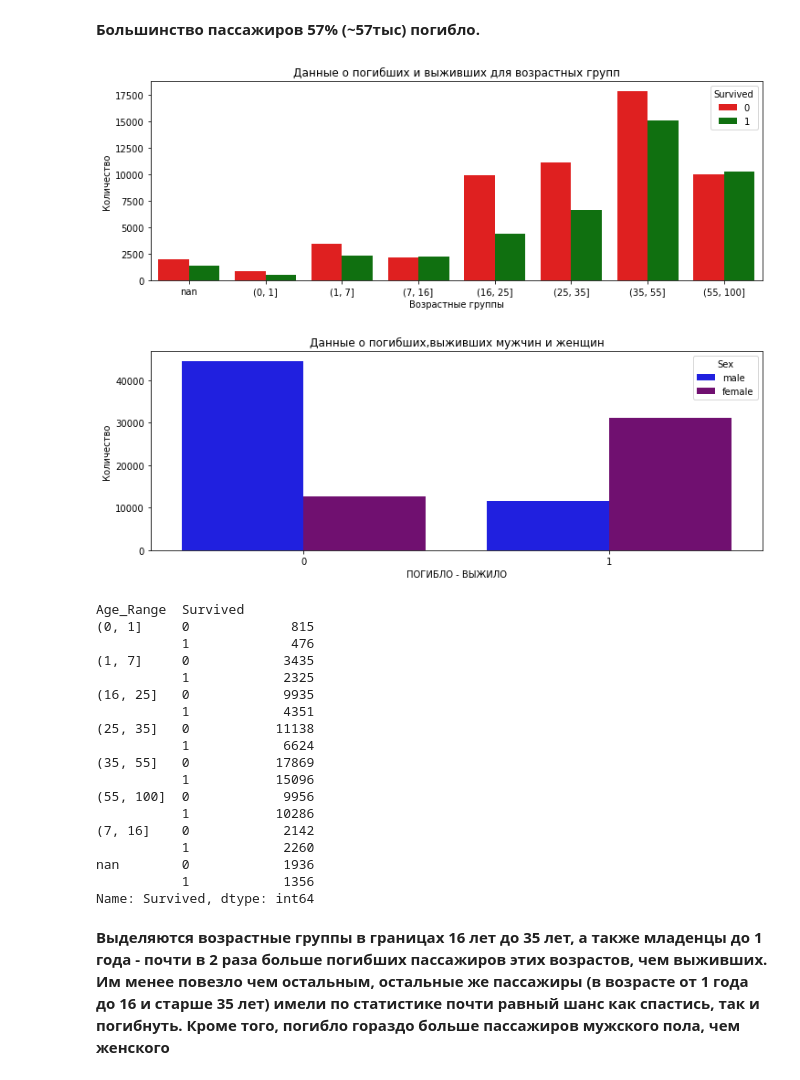
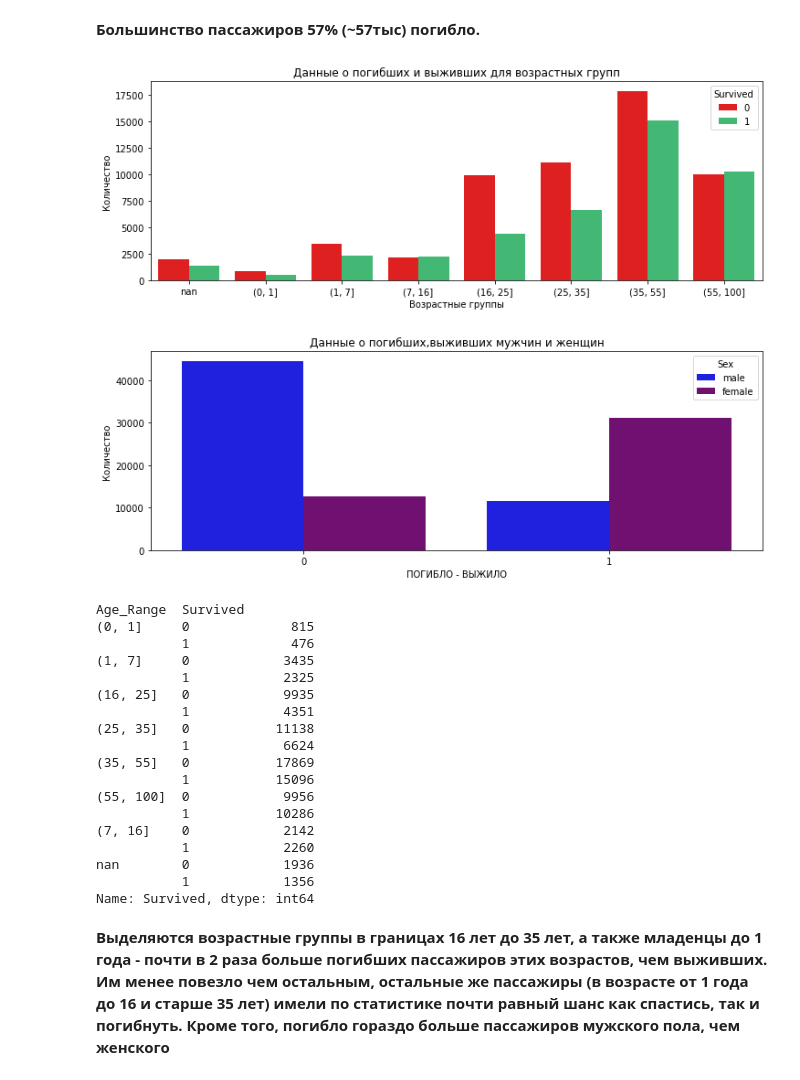
Before and after one commit to githubjeka/ml-intro, a Jupyter notebook: eda.ipynb, the cells around one changed output. Saved outputs shown, nothing was run; the diff lists cells and outputs as text; code cells hidden in the pictures.

```diff
--- a/eda.ipynb
+++ b/eda.ipynb
@@ -245,24 +245,24 @@ sns.barplot(x=stats_survived.iloc[:2, 0], y=stats_survived.iloc[:2, 1])
 # %%
 raw_data['Age_Range'] = pd.cut(raw_data.Age, [0, 1, 7, 16, 25, 35, 55, 100])
 raw_data['Age_Range'] = raw_data.Age_Range.astype('str')
 raw_data['Age_Range'] = raw_data.Age_Range.fillna('nan')
 
 plt.figure(figsize=(12, 4))
 plt.title('Данные о погибших и выживших для возрастных групп')
 age_order = ['nan', '(0, 1]', '(1, 7]', '(7, 16]', '(16, 25]', '(25, 35]', '(35, 55]', '(55, 100]']
-sns.countplot(data=raw_data, x='Age_Range', hue="Survived", order=age_order, palette=["r", "g"]).set(
+sns.countplot(data=raw_data, x='Age_Range', hue="Survived", order=age_order, palette=["r", "#2ecc71"]).set(
     xlabel="Возрастные группы", ylabel="Количество")
 plt.show()
 
 plt.figure(figsize=(12, 4))
 plt.title('Данные о погибших,выживших мужчин и женщин')
 sns.countplot(data=raw_data, x='Survived', hue="Sex", palette=["blue", "purple"]).set(xlabel="ПОГИБЛО - ВЫЖИЛО",
                                                                                       ylabel="Количество")
 plt.show()
 
 print(raw_data.loc[:, ['Age_Range', 'Survived']].groupby(by=['Age_Range', 'Survived']).Survived.count())
 # %% [output]
-[figure, old version]
+[figure, new version]
 [figure]
 Age_Range  Survived
 (0, 1]     0             815
```
Also changed, not shown: parts of 2 cells of this notebook.
